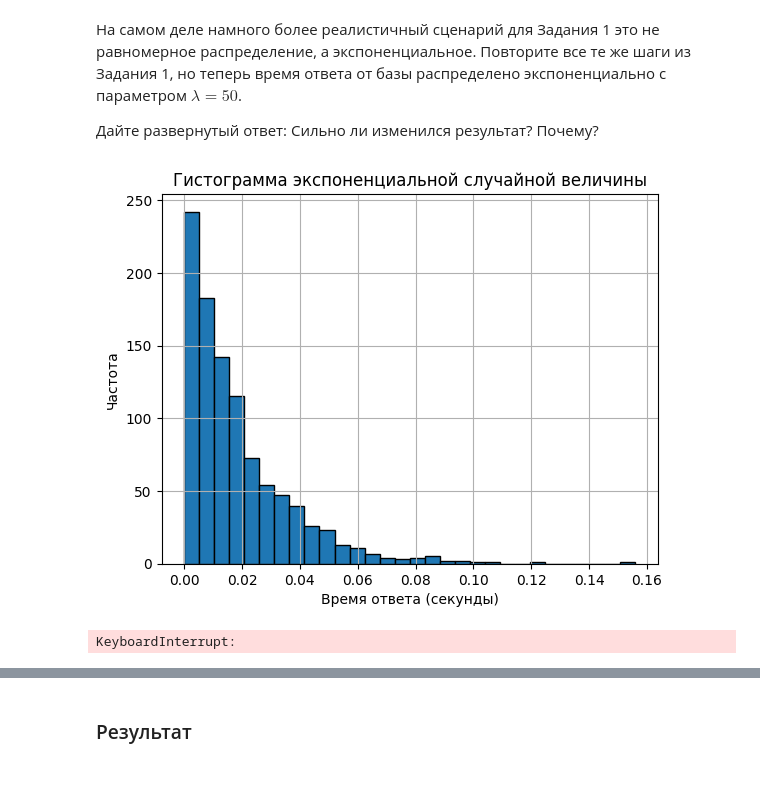
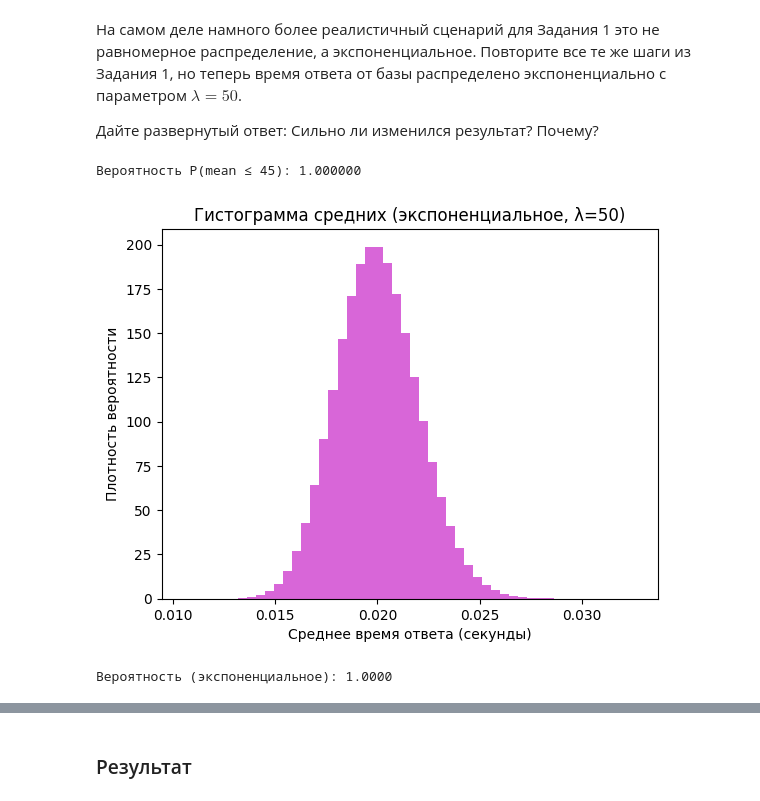
Before and after one commit to A-l-E-v/ML-Engineer, a Jupyter notebook: Math/11_4/11_4_syn_home_work_CLT.ipynb, the cells around one changed output, grey strips where cells are left out. Saved outputs shown, nothing was run; the diff lists cells and outputs as text; code cells hidden in the pictures.

```diff
--- a/Math/11_4/11_4_syn_home_work_CLT.ipynb
+++ b/Math/11_4/11_4_syn_home_work_CLT.ipynb
@@ -57,38 +82,41 @@ print(f"Вероятность по симуляции: {probability_simulation:
 На самом деле намного более реалистичный сценарий для Задания 1 это не равномерное распределение, а экспоненциальное. Повторите все те же шаги из Задания 1, но теперь время ответа от базы распределено экспоненциально с параметром $\lambda = 50$.
 
 Дайте развернутый ответ: Сильно ли изменился результат? Почему?
-# %%
-# Симуляция экспоненциальной случайной величины
-exponential_data = np.random.exponential(1/50, 1000)
-
-# Построение гистограммы
-plt.hist(exponential_data, bins=30, edgecolor='black')
-plt.title('Гистограмма экспоненциальной случайной величины')
-plt.xlabel('Время ответа (секунды)')
-plt.ylabel('Частота')
-plt.grid(True)
-plt.show()
-# %% [output]
-[figure, removed]
-# %%
-np.random.seed(37)
-
-# Симуляция сбора 100 значений задержки 10,000,000 раз
-means_exp = [np.mean(np.random.exponential(1/50, 100)) for _ in range(10_000_000)]
-# %% [output]
-KeyboardInterrupt:
+# %%
+import numpy as np
+
+# Параметры
+lambda_param = 50  # intensity (events per second)
+n_samples = 10_000_000
+sample_size = 100
+
+# Устанавливаем seed для воспроизводимости
+np.random.seed(37)
+
+# Генерируем все данные сразу: матрица 10_000_000 x 100
+data = np.random.exponential(scale=1/lambda_param, size=(n_samples, sample_size))
+
+# Считаем среднее по каждой строке (axis=1) — векторизованно!
+exp_means = np.mean(data, axis=1)
+
+# Вероятность P(mean ≤ 45)
+prob = np.mean(exp_means <= 45)
+print(f"Вероятность P(mean ≤ 45): {prob:.6f}")
+# %% [output]
+Вероятность P(mean ≤ 45): 1.000000
 # %%
-# Построение гистограммы средних значений
-plt.hist(means_exp, bins=100, edgecolor='black')
-plt.title('Гистограмма средних значений задержки (экспоненциальное распределение)')
+plt.hist(exp_means, bins=50, density=True, alpha=0.6, color='m')
+plt.title('Гистограмма средних (экспоненциальное, λ=50)')
 plt.xlabel('Среднее время ответа (секунды)')
-plt.ylabel('Частота')
-plt.grid(True)
+plt.ylabel('Плотность вероятности')
 plt.show()
+# %% [output]
+[figure, added]
 # %%
-# Вероятность получить среднее значение менее 45 секунд
-probability_simulation_exp = np.mean(np.array(means_exp) < 45)
-print(f"Вероятность по симуляции (экспоненциальное распределение): {probability_simulation_exp:.4f}")
+prob_exp = np.mean(np.array(exp_means) <= 45)
+print(f"Вероятность (экспоненциальное): {prob_exp:.4f}")
+# %% [output]
+Вероятность (экспоненциальное): 1.0000
 # %% [markdown]
 ![alt text](<Screenshot from 2025-04-22 19-02-30.png>) ![alt text](<Screenshot from 2025-04-22 19-02-48.png>) ![alt text](<Screenshot from 2025-04-22 19-03-13.png>)
 # %% [markdown]
```
Also changed, not shown: parts of 7 cells of this notebook, 13 other files.
